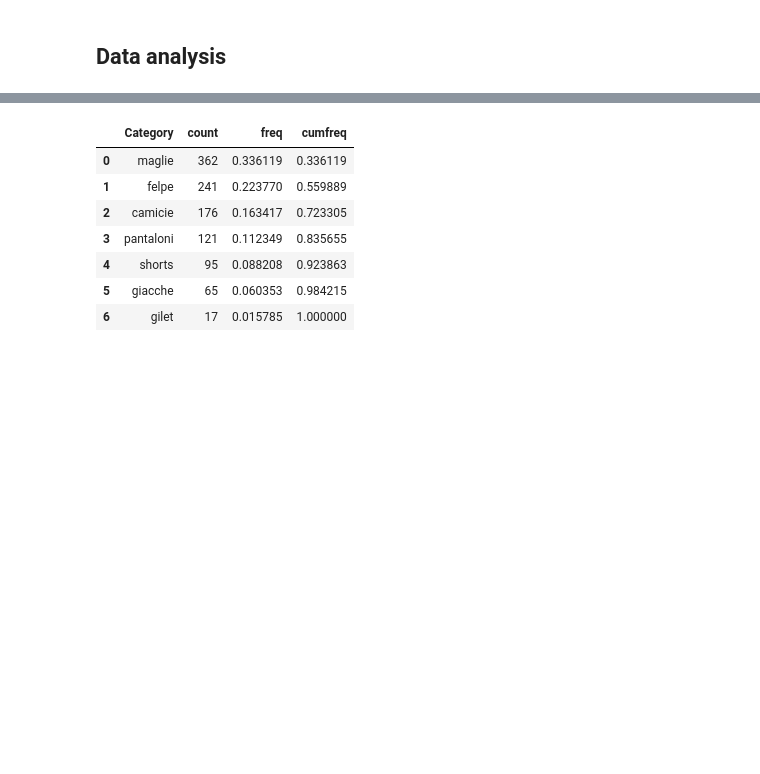
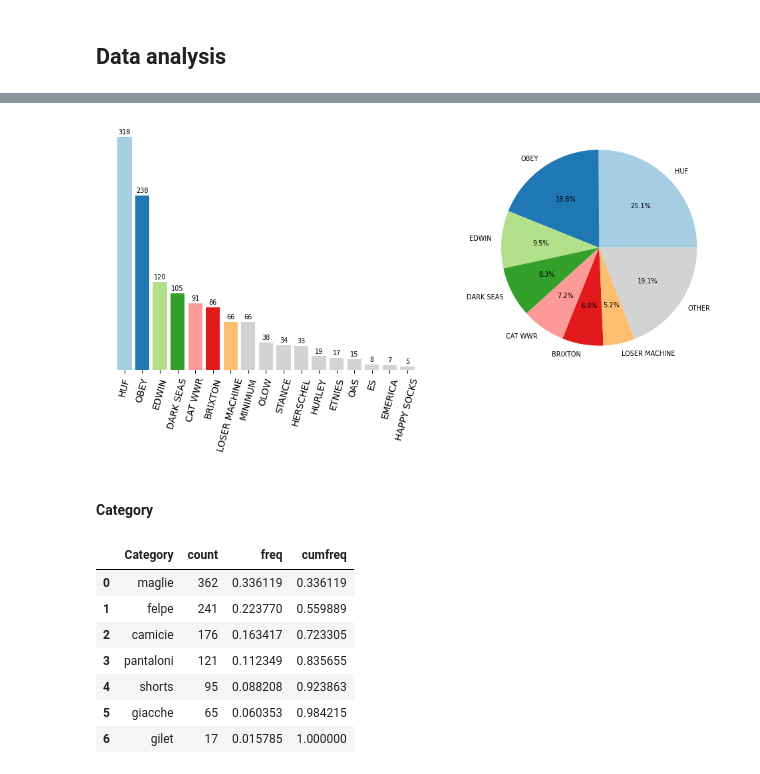
Before and after one commit to michaeltavoni/web-scraping, a Jupyter notebook: notebook.ipynb, the cells around one changed output, grey strips where cells are left out. Drawn from its saved outputs; the diff is of its cells as text; code cells hidden in the pictures; blank space fills up the shorter version.

```diff
--- a/notebook.ipynb
+++ b/notebook.ipynb
@@ -121,0 +155,11 @@ brand
+# %%
+paretoBrand = brand[brand['pareto']==1]
+paretoBrandOther = pd.DataFrame([{
+    'Brand': 'OTHER',
+    'count': brand.loc[brand['pareto']==0, 'count'].sum(),
+    'freq': brand.loc[brand['pareto']==0, 'freq'].sum(),
+    'cumfreq': brand.loc[brand['pareto']==0, 'freq'].sum(),
+    'pareto': 0
+}])
+paretoBrand = pd.concat([paretoBrand, paretoBrandOther], ignore_index=True)
+paretoBrand
@@ -122,3 +176,27 @@ brand
+# %%
+cmap = mpl.colormaps['Paired']
+paretoBrandColors = {brand: cmap(i) for i, brand in enumerate(paretoBrand['Brand'])}
+paretoBrandColors['OTHER'] = 'lightgrey'
+brandColors = {brand: paretoBrandColors.get(brand, paretoBrandColors['OTHER']) for brand in brand['Brand']}
+fig, ax = plt.subplots(1, 2, layout='constrained', figsize=(10, 5))
+ax[0].bar(brand.index, brand['count'], color=brandColors.values())
+ax[0].set_xticks(brand.index, brand['Brand'], rotation=75)
+ax[0].set_yticks([])
+ax[1].pie(paretoBrand['freq'], labels=paretoBrand['Brand'], colors=paretoBrandColors.values(), autopct='%1.1f%%',
+          textprops=dict(fontsize=7))
+
+for spine in ax[0].spines.values():
+    spine.set_visible(False)
+
+for index, count in enumerate(brand['count']):
+    ax[0].annotate(f'{count}', (index, count+4), ha='center', fontsize=7)
+
+fig.savefig('images/brand.png', dpi=300)
+plt.show()
+# %% [output]
+[figure, added]
+# %% [markdown]
+#### Category
 # %%
 category = df['Category'].value_counts(dropna=True).to_frame().reset_index()
 category['freq'] = category['count']/category['count'].sum()
```
Also changed, not shown: parts of 12 cells of this notebook, 3 other files.
